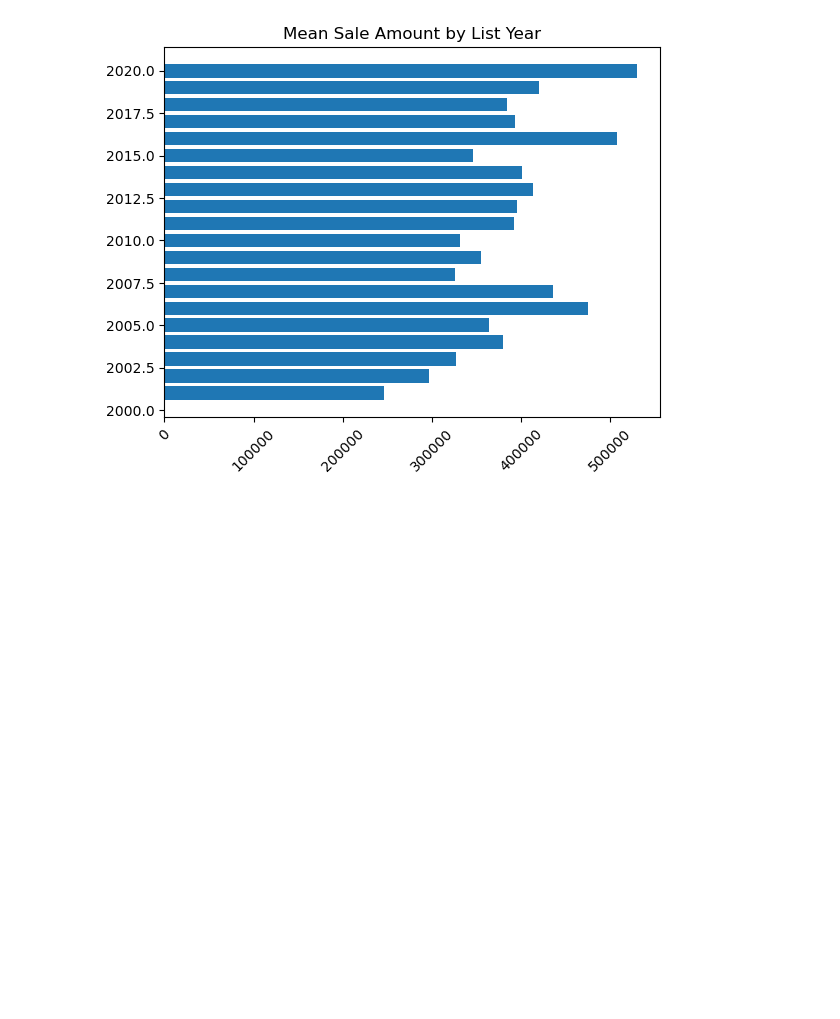
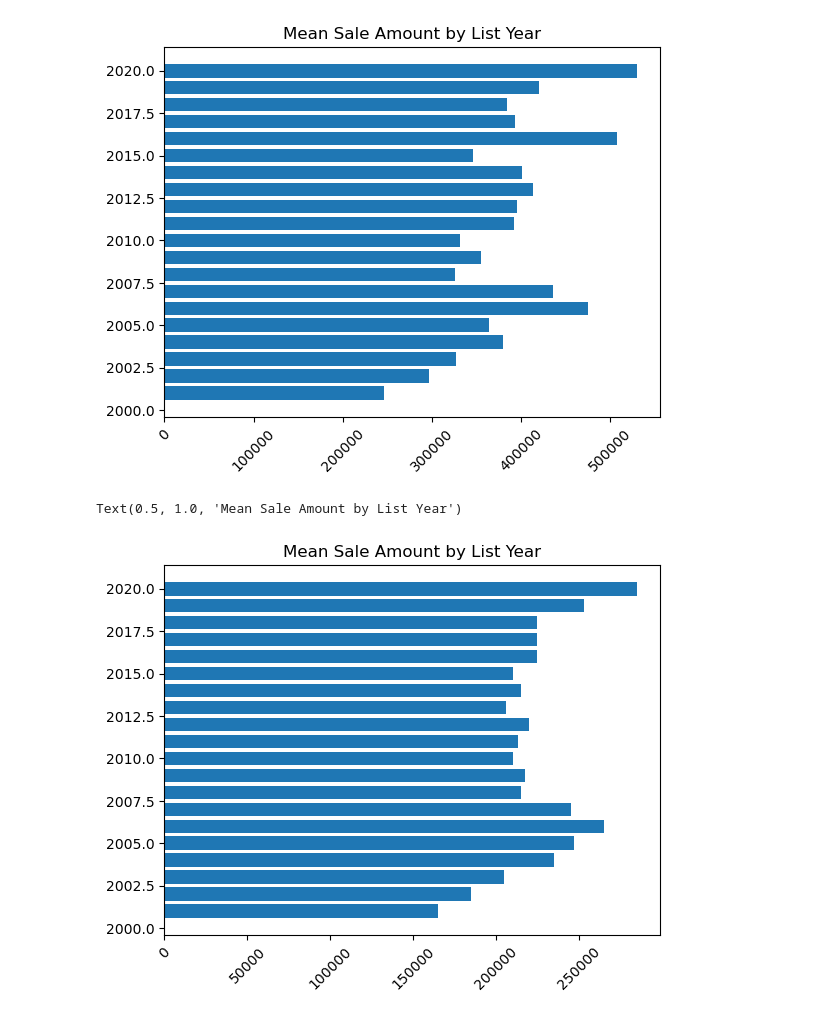
Before and after one commit to haesun-jung/capstone, a Jupyter notebook: EDA/EDA.ipynb, the cells around one changed output. Cells and saved outputs as stored; diff of their text form; code cells hidden in the pictures; blank space fills up the shorter version.

```diff
--- a/EDA/EDA.ipynb
+++ b/EDA/EDA.ipynb
@@ -253,3 +279,10 @@ plt.title('Mean Sale Amount by List Year')
 # %% [output]
 Text(0.5, 1.0, 'Mean Sale Amount by List Year')
 [figure]
+# %%
+plt.barh(real_estate.groupby('List Year').median()['Sale Amount'].index, real_estate.groupby('List Year').median()["Sale Amount"])
+plt.xticks(rotation=45)
+plt.title('Meddian Sale Amount by List Year')
+# %% [output]
+Text(0.5, 1.0, 'Mean Sale Amount by List Year')
+[figure, added]
```
Also changed, not shown: parts of 16 cells of this notebook, 7 other files.
